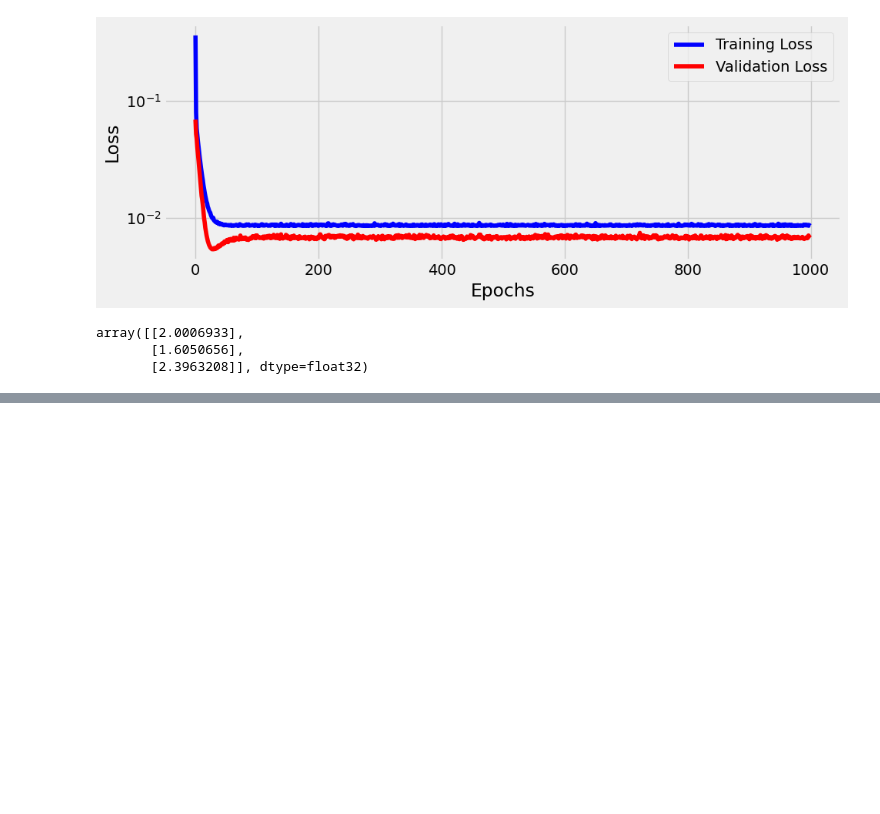
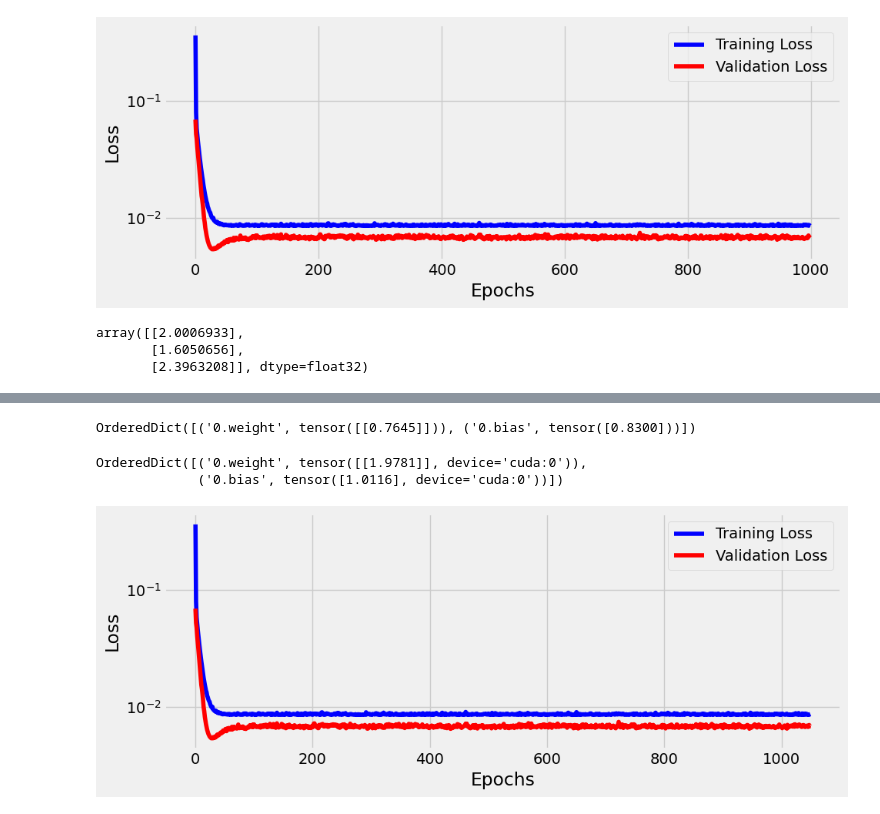
Before and after one commit to VaheC/Pytorch_Study, a Jupyter notebook: chapter2_1.ipynb, the cells around one changed output, grey strips where cells are left out. Drawn from its saved outputs; the diff is of its cells as text; code cells hidden in the pictures; blank space fills up the shorter version.

Commit message:
chapter2_1 model loading and training added

```diff
--- a/chapter2_1.ipynb
+++ b/chapter2_1.ipynb
@@ -246,0 +253,18 @@ array([[2.0006933],
+# %%
+model.state_dict()
+# %% [output]
+OrderedDict([('0.weight', tensor([[0.7645]])), ('0.bias', tensor([0.8300]))])
+# %%
+new_sbs = StepByStep(model, loss_fn, optimizer)
+new_sbs.load_checkpoint('model_checkpoint.pth')
+model.state_dict()
+# %% [output]
+OrderedDict([('0.weight', tensor([[1.9781]], device='cuda:0')),
+             ('0.bias', tensor([1.0116], device='cuda:0'))])
+# %%
+new_sbs.set_loaders(train_loader, valid_loader)
+new_sbs.train(epochs=50)
+# %%
+fig = new_sbs.plot_losses();
+# %% [output]
+[figure, added]
```
Also changed, not shown: parts of 2 cells of this notebook.
